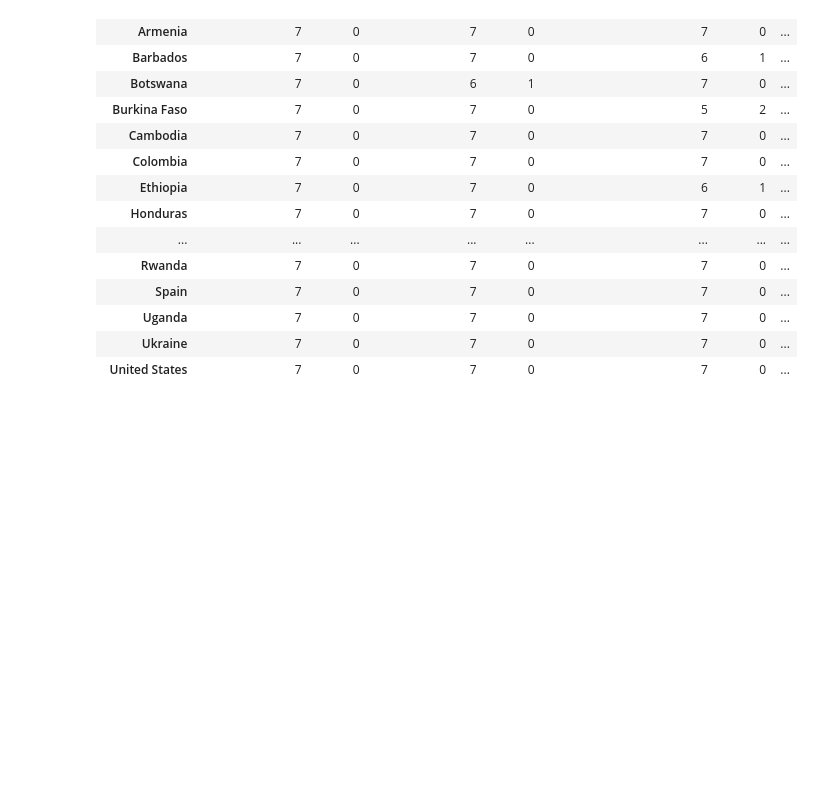
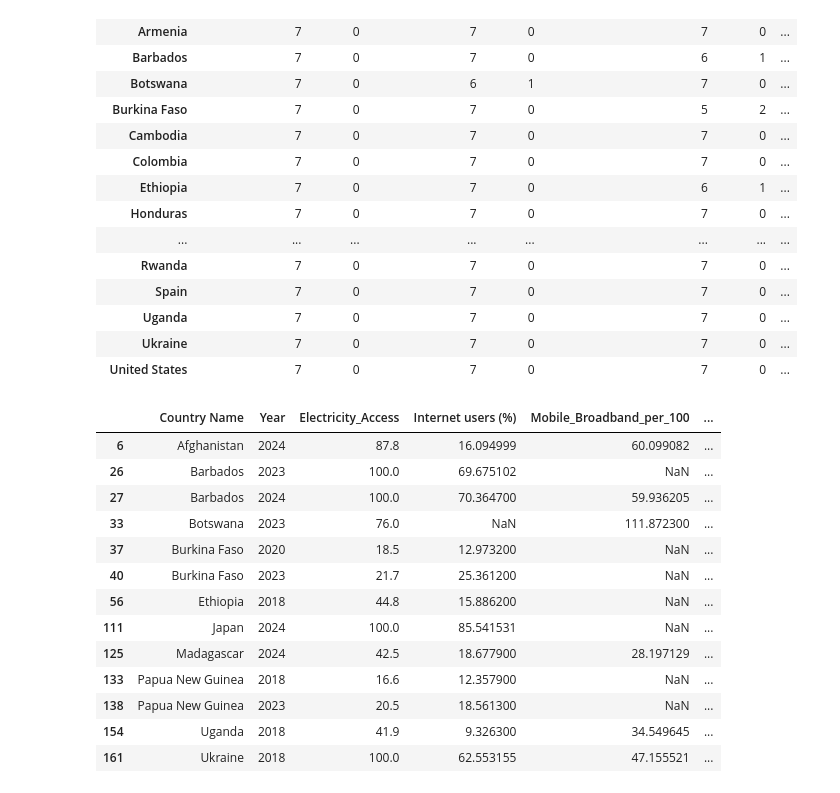
Before and after one commit to ajbunny/AI-Readiness-Governance-Capstone, a Jupyter notebook: notebooks/06_modeling_data_preparation.ipynb, the cells around one changed output. Drawn from its saved outputs; the diff is of its cells as text; code cells hidden in the pictures; blank space fills up the shorter version.

Commit message:
Continued working on country selection

```diff
--- a/notebooks/06_modeling_data_preparation.ipynb
+++ b/notebooks/06_modeling_data_preparation.ipynb
@@ -55,3 +55,27 @@ country_data_completeness
 | Uganda | 7 | 0 | 7 | 0 | 7 | 0 | ... |
 | Ukraine | 7 | 0 | 7 | 0 | 7 | 0 | ... |
 | United States | 7 | 0 | 7 | 0 | 7 | 0 | ... |
+# %%
+# Locating the missing values in data
+
+missing_records = (
+    analysis_df[analysis_df[model_vars].isna().any(axis=1)]
+    [["Country Name", "Year"] + model_vars].sort_values(['Country Name', "Year"])
+)
+
+missing_records
+# %% [output]
+|  | Country Name | Year | Electricity_Access | Internet users (%) | Mobile_Broadband_per_100 | ... |
+| 6 | Afghanistan | 2024 | 87.8 | 16.094999 | 60.099082 | ... |
+| 26 | Barbados | 2023 | 100.0 | 69.675102 | NaN | ... |
+| 27 | Barbados | 2024 | 100.0 | 70.364700 | 59.936205 | ... |
+| 33 | Botswana | 2023 | 76.0 | NaN | 111.872300 | ... |
+| 37 | Burkina Faso | 2020 | 18.5 | 12.973200 | NaN | ... |
+| 40 | Burkina Faso | 2023 | 21.7 | 25.361200 | NaN | ... |
+| 56 | Ethiopia | 2018 | 44.8 | 15.886200 | NaN | ... |
+| 111 | Japan | 2024 | 100.0 | 85.541531 | NaN | ... |
+| 125 | Madagascar | 2024 | 42.5 | 18.677900 | 28.197129 | ... |
+| 133 | Papua New Guinea | 2018 | 16.6 | 12.357900 | NaN | ... |
+| 138 | Papua New Guinea | 2023 | 20.5 | 18.561300 | NaN | ... |
+| 154 | Uganda | 2018 | 41.9 | 9.326300 | 34.549645 | ... |
+| 161 | Ukraine | 2018 | 100.0 | 62.553155 | 47.155521 | ... |
```
